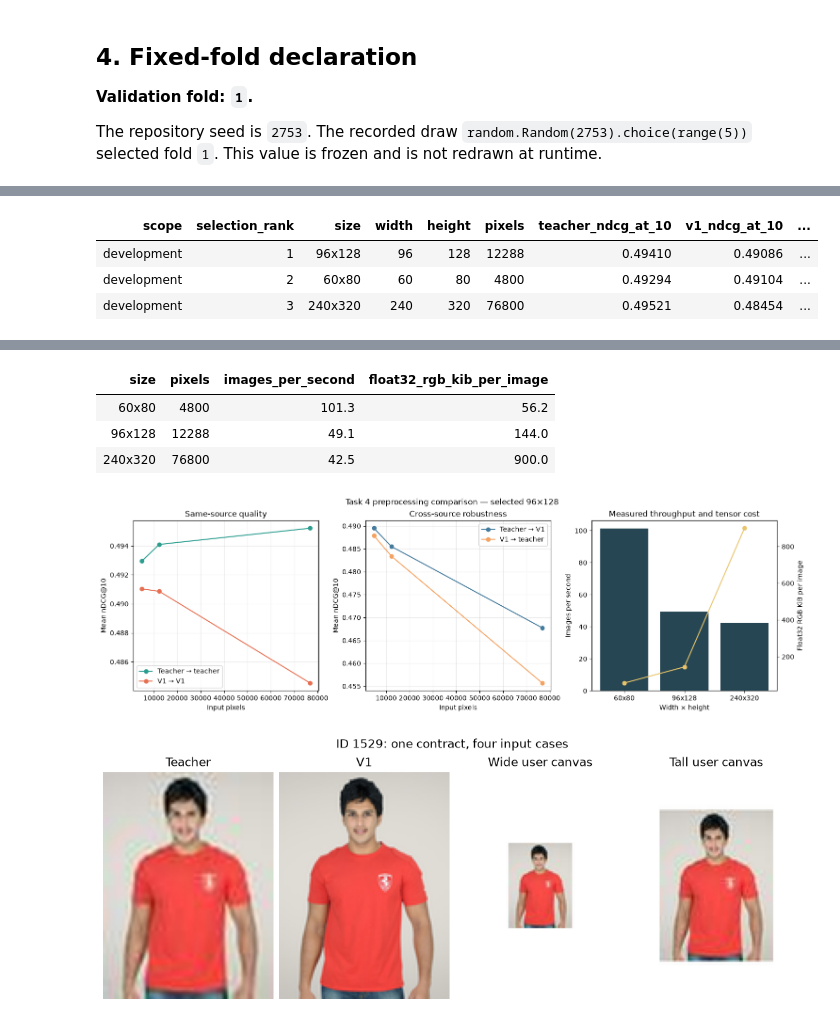
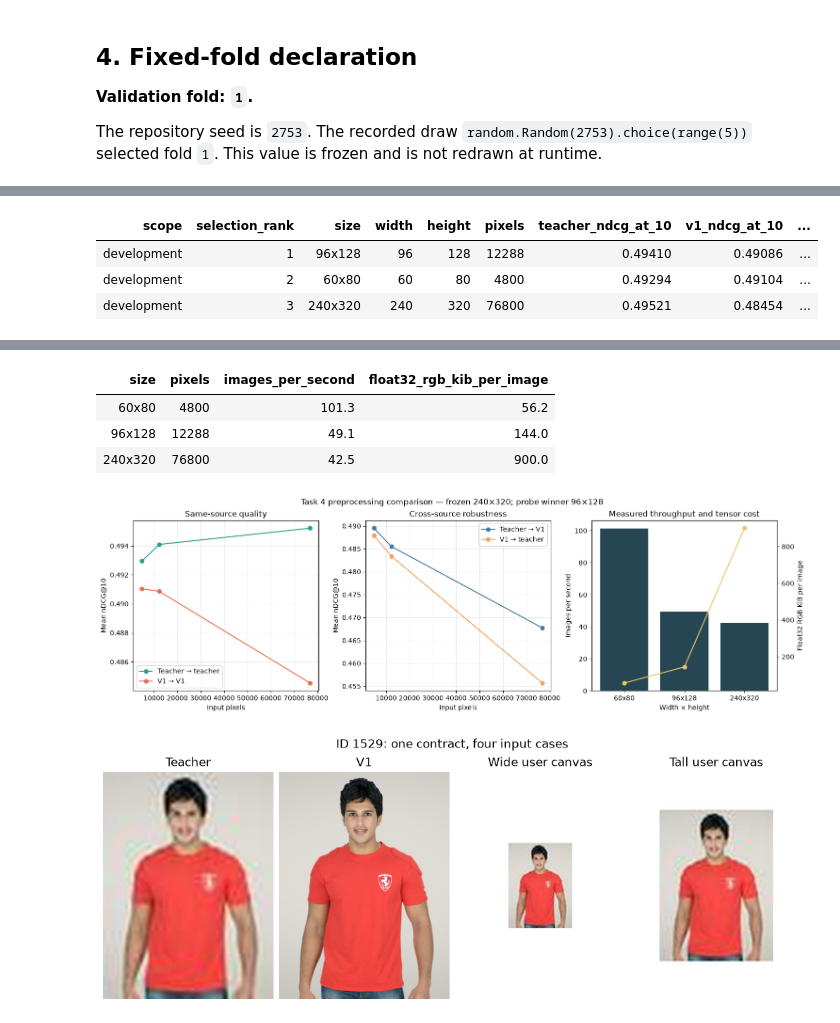
Before and after one commit to TrnLin/MLA2, a Jupyter notebook: notebooks/task-4/05_task4_visual_search.ipynb, the cells around one changed output, grey strips where cells are left out. Saved outputs shown, nothing was run; the diff lists cells and outputs as text; code cells hidden in the pictures.

```diff
--- a/notebooks/task-4/05_task4_visual_search.ipynb
+++ b/notebooks/task-4/05_task4_visual_search.ipynb
@@ -372,7 +374,7 @@ tensor_axis.plot(
     marker="o",
 )
 tensor_axis.set_ylabel("Float32 RGB KiB per image")
-fig.suptitle("Task 4 preprocessing comparison — selected 96×128")
+fig.suptitle("Task 4 preprocessing comparison — frozen 240×320; probe winner 96×128")
 figure_path = ROOT / "results/figures/task4/preprocessing_comparison.png"
 fig.savefig(figure_path, dpi=180, bbox_inches="tight")
 plt.show()
@@ -391,8 +393,8 @@ plt.show()
 | size | pixels | images_per_second | float32_rgb_kib_per_image |
 | 60x80 | 4800 | 101.3 | 56.2 |
 | 96x128 | 12288 | 49.1 | 144.0 |
 | 240x320 | 76800 | 42.5 | 900.0 |
-[figure, old version]
+[figure, new version]
 # %%
 from PIL import Image
 
```
Also changed, not shown: parts of 10 cells of this notebook, 19 other files.
